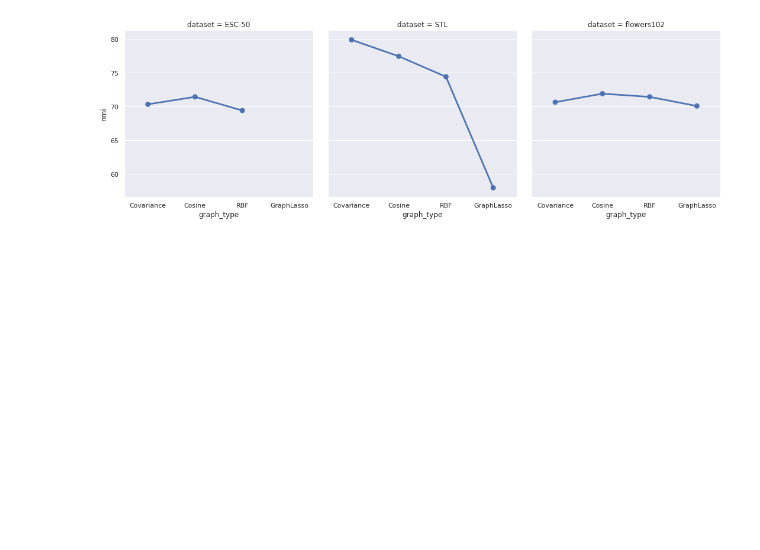
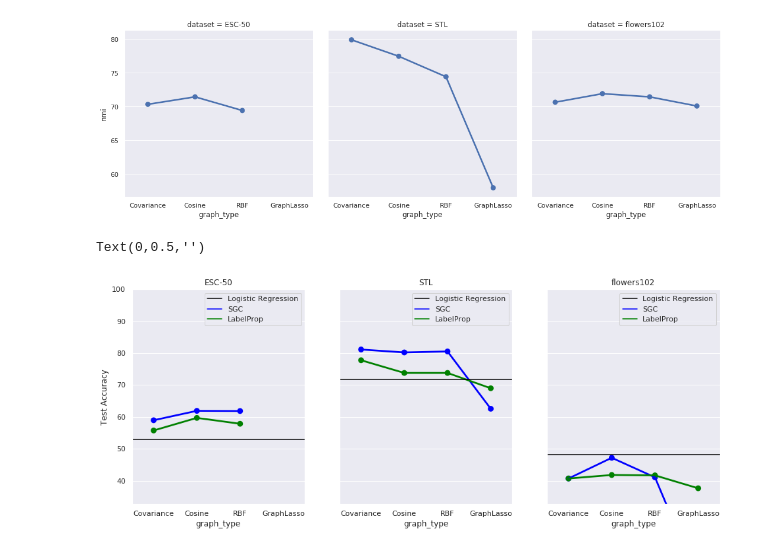
Before and after one commit to cadurosar/benchmark_graphinference, a Jupyter notebook: draw_figures.ipynb, the cells around one changed output. Cells and saved outputs as stored; diff of their text form; code cells hidden in the pictures; blank space fills up the shorter version.

Commit message:
Add semi supervised LabelProp and others

```diff
--- a/draw_figures.ipynb
+++ b/draw_figures.ipynb
@@ -19,6 +19,27 @@ ax1 = seaborn.catplot(data=_max,x="graph_type", y="nmi", col="dataset",kind="poi
 # %% [output]
 <Figure size 1152x432 with 0 Axes>
 [figure]
+# %%
+fig, axes =  plt.subplots(1,3,sharey=True,figsize=(16,6))
+log_reg_perf = {"STL":71.63,"ESC-50":53.0,"flowers102":48.16}
+for idx, dataset in enumerate(_max.dataset.unique()):
+    ax = axes[idx]
+    a = seaborn.pointplot(x="graph_type", y="acc_test", order=["Covariance","Cosine","RBF","GraphLasso"],
+                      ci=0,data=_max.query("dataset=='{}'".format(dataset)), ax=ax,label="SGC",color="blue")
+    b = seaborn.pointplot(x="graph_type", y="label_prop_test", order=["Covariance","Cosine","RBF","GraphLasso"],
+                      ci=0,data=_max.query("dataset=='{}'".format(dataset)), ax=ax,label="Label Propagation",color="green")
+    c = ax.axhline(log_reg_perf[dataset],label="Logistic Regression",color="black")
+    c = ax.axhline(0,label="SGC",color="blue")
+    c = ax.axhline(100,label="LabelProp",color="green")
+    ax.set_ylim([_max["label_prop_test"].min()-5,100])
+    ax.set_title(dataset)
+    ax.legend()
+axes[0].set_ylabel("Test Accuracy")
+axes[1].set_ylabel("")
+axes[2].set_ylabel("")
+# %% [output]
+Text(0,0.5,'')
+[figure, added]
 # %%
 _max
 # %% [output]
```
Also changed, not shown: parts of 2 cells of this notebook, 6 other files.
